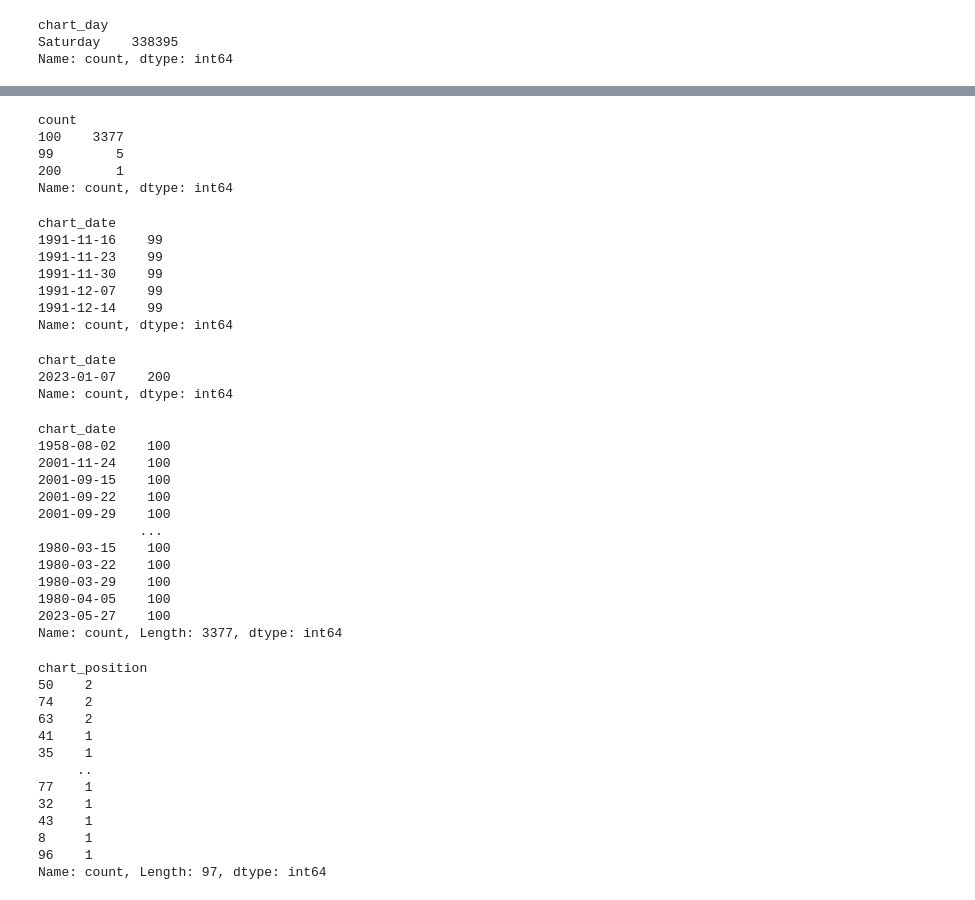
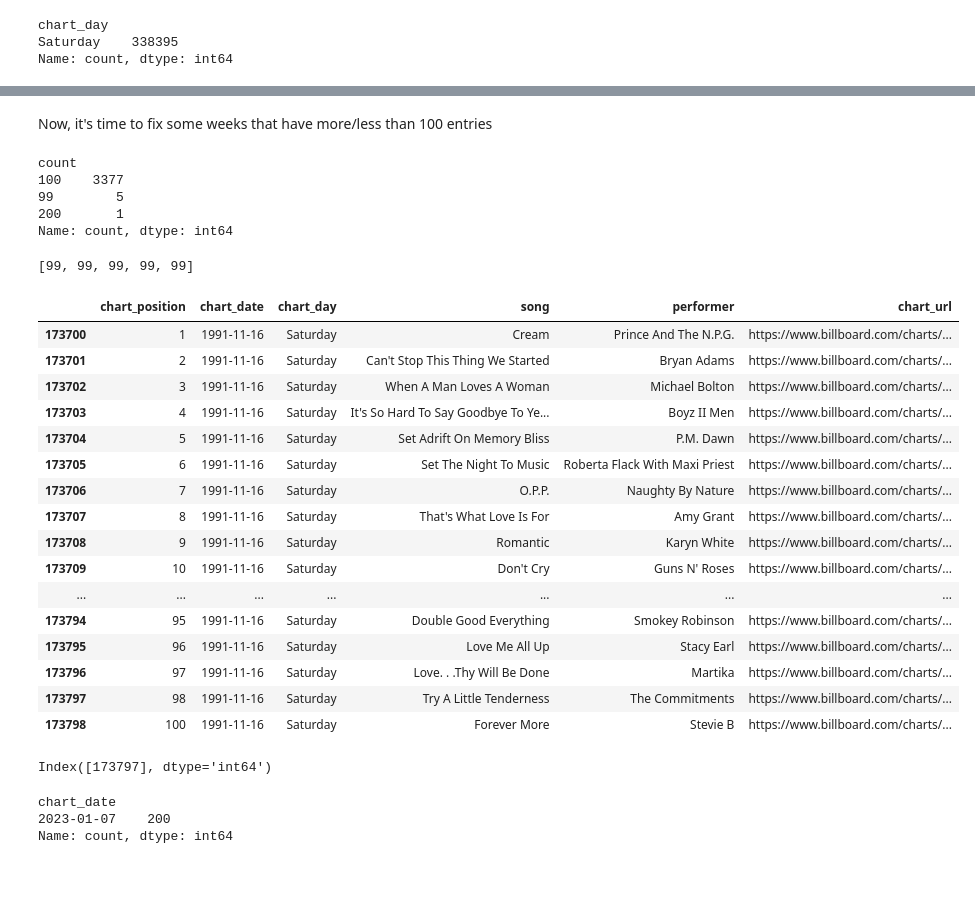
Before and after one commit to ronanhansel/billboard-music-trend, a Jupyter notebook: main.ipynb, the cells around one changed output, grey strips where cells are left out. Cells and saved outputs as stored; diff of their text form; code cells hidden in the pictures.

```diff
--- a/main.ipynb
+++ b/main.ipynb
@@ -111,3 +182,5 @@ Name: count, Length: 97, dtype: int64
+# %% [markdown]
+Now, it's time to fix some weeks that have more/less than 100 entries
 # %%
 df.chart_date.value_counts().value_counts()
 # %% [output]
@@ -117,51 +190,41 @@ count
 200       1
 Name: count, dtype: int64
 # %%
-df['chart_date'].value_counts()[df['chart_date'].value_counts() == 99]
+[*df['chart_date'].value_counts()[df['chart_date'].value_counts() == 99]]
 # %% [output]
-chart_date
-1991-11-16    99
-1991-11-23    99
-1991-11-30    99
-1991-12-07    99
-1991-12-14    99
-Name: count, dtype: int64
+[99, 99, 99, 99, 99]
+# %%
+df[df['chart_date'] == '1991-11-16']
+# %% [output]
+|  | chart_position | chart_date | chart_day | song | performer | chart_url |
+| 173700 | 1 | 1991-11-16 | Saturday | Cream | Prince And The N.P.G. | https://www.billboard.com/charts/... |
+| 173701 | 2 | 1991-11-16 | Saturday | Can't Stop This Thing We Started | Bryan Adams | https://www.billboard.com/charts/... |
+| 173702 | 3 | 1991-11-16 | Saturday | When A Man Loves A Woman | Michael Bolton | https://www.billboard.com/charts/... |
+| 173703 | 4 | 1991-11-16 | Saturday | It's So Hard To Say Goodbye To Ye... | Boyz II Men | https://www.billboard.com/charts/... |
+| 173704 | 5 | 1991-11-16 | Saturday | Set Adrift On Memory Bliss | P.M. Dawn | https://www.billboard.com/charts/... |
+| 173705 | 6 | 1991-11-16 | Saturday | Set The Night To Music | Roberta Flack With Maxi Priest | https://www.billboard.com/charts/... |
+| 173706 | 7 | 1991-11-16 | Saturday | O.P.P. | Naughty By Nature | https://www.billboard.com/charts/... |
+| 173707 | 8 | 1991-11-16 | Saturday | That's What Love Is For | Amy Grant | https://www.billboard.com/charts/... |
+| 173708 | 9 | 1991-11-16 | Saturday | Romantic | Karyn White | https://www.billboard.com/charts/... |
+| 173709 | 10 | 1991-11-16 | Saturday | Don't Cry | Guns N' Roses | https://www.billboard.com/charts/... |
+| ... | ... | ... | ... | ... | ... | ... |
+| 173794 | 95 | 1991-11-16 | Saturday | Double Good Everything | Smokey Robinson | https://www.billboard.com/charts/... |
+| 173795 | 96 | 1991-11-16 | Saturday | Love Me All Up | Stacy Earl | https://www.billboard.com/charts/... |
+| 173796 | 97 | 1991-11-16 | Saturday | Love. . .Thy Will Be Done | Martika | https://www.billboard.com/charts/... |
+| 173797 | 98 | 1991-11-16 | Saturday | Try A Little Tenderness | The Commitments | https://www.billboard.com/charts/... |
+| 173798 | 100 | 1991-11-16 | Saturday | Forever More | Stevie B | https://www.billboard.com/charts/... |
+# %%
+# Finding the missing position on the chart by comparing it to a range from 1..100
+missing_pos = [i for i in [*range(1,100)] if i not in
+            [*df[df['chart_date'] == '1991-11-16']['chart_position'].values]]
+# Finding the index of the song that has the position on the chart right before the missing row
+previous_missing_pos = missing_pos[0] - 1
+df[df['chart_date'] == '1991-11-16'][df['chart_position'] == previous_missing_pos].index
+# %% [output]
+Index([173797], dtype='int64')
 # %%
 df['chart_date'].value_counts()[df['chart_date'].value_counts() == 200]
 # %% [output]
 chart_date
 2023-01-07    200
 Name: count, dtype: int64
-# %%
-df['chart_date'].value_counts()[df['chart_date'].value_counts() == 100]
-# %% [output]
-chart_date
-1958-08-02    100
-2001-11-24    100
-2001-09-15    100
-2001-09-22    100
-2001-09-29    100
-             ...
-1980-03-15    100
-1980-03-22    100
-1980-03-29    100
-1980-04-05    100
-2023-05-27    100
-Name: count, Length: 3377, dtype: int64
-# %%
-df.head(100)
-df.head(100).chart_position.value_counts()
-# %% [output]
-chart_position
-50    2
-74    2
-63    2
-41    1
-35    1
-     ..
-77    1
-32    1
-43    1
-8     1
-96    1
-Name: count, Length: 97, dtype: int64
```
Also changed, not shown: parts of 16 cells of this notebook, 2 other files.
